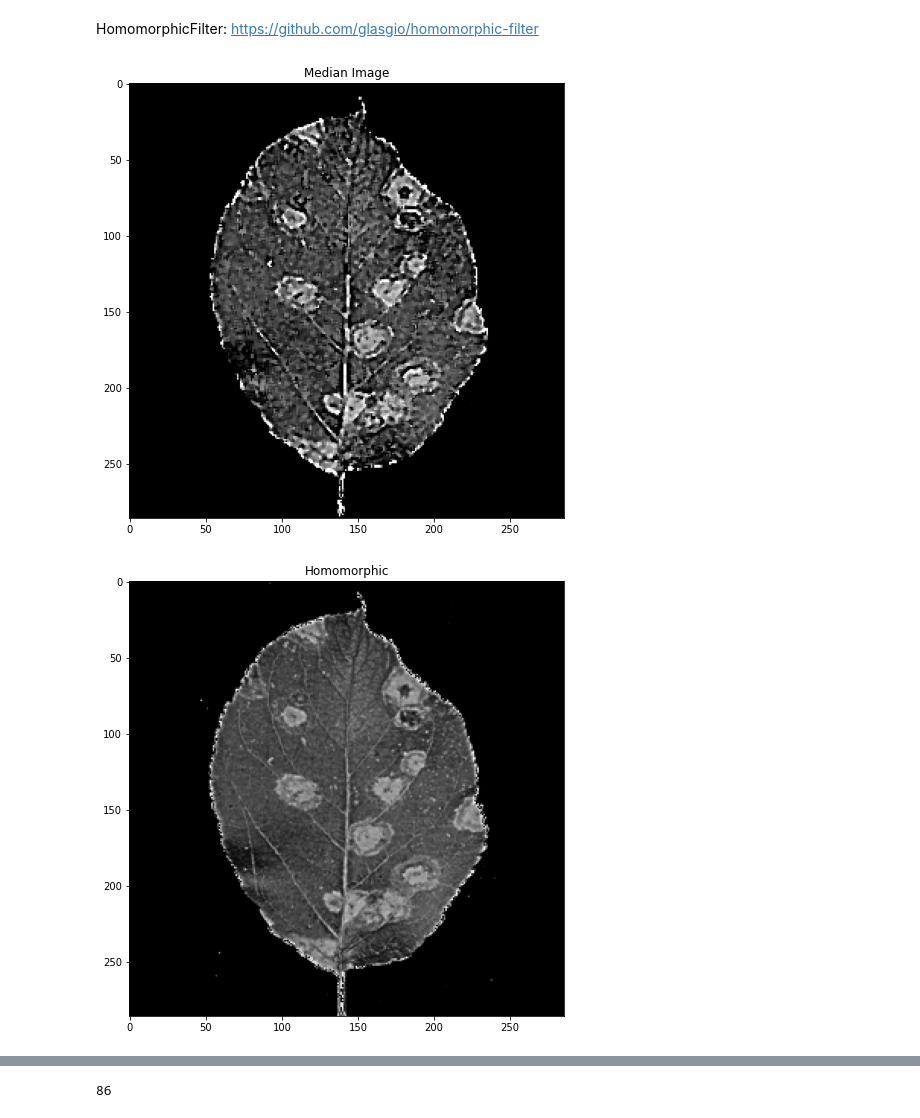
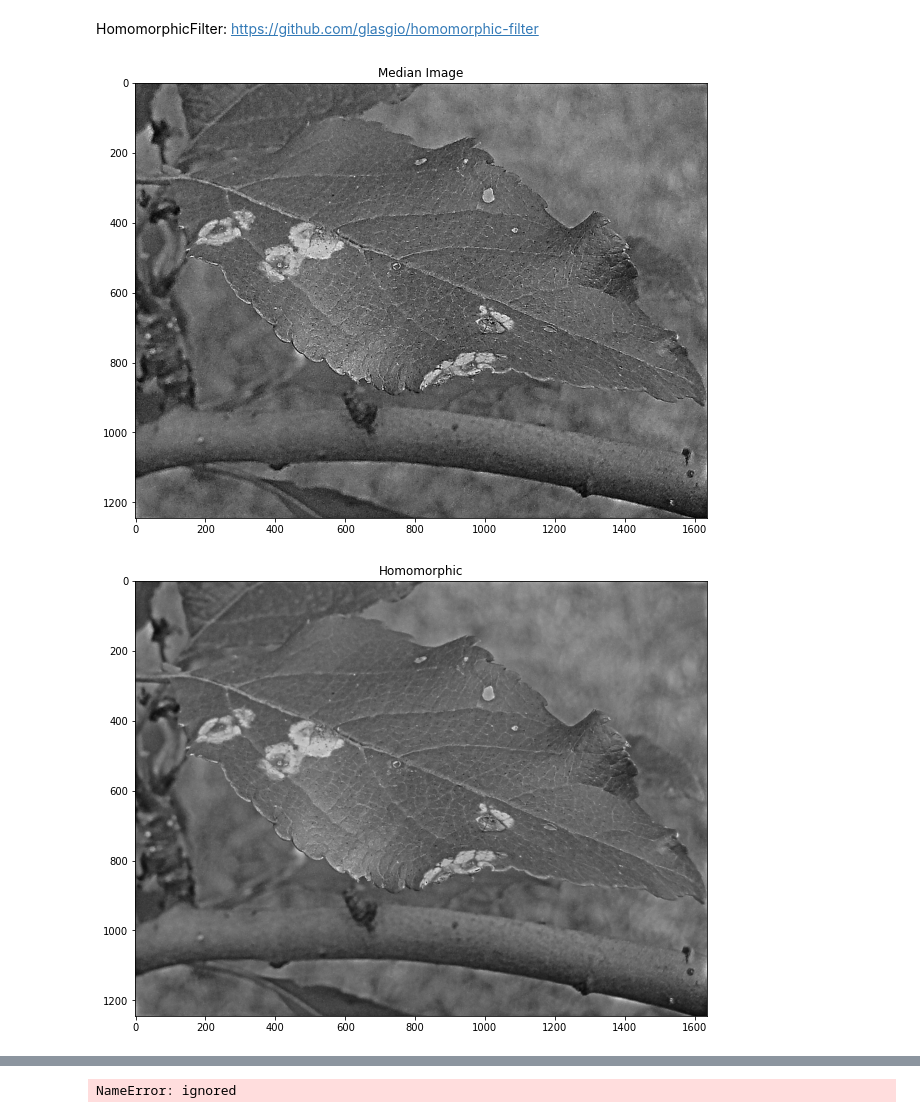
Before and after one commit to yildizyakup/plant-disease-detection, a Jupyter notebook: main.ipynb, the cells around one changed output, grey strips where cells are left out. Drawn from its saved outputs; the diff is of its cells as text; code cells hidden in the pictures.

```diff
--- a/main.ipynb
+++ b/main.ipynb
@@ -176,10 +202,11 @@ class HomomorphicFilter:
 # %%
-image_copy = train_images[1].copy()
-#image_copy = test_images[3].copy()
+#image_copy = train_images[0].copy()
+image_copy = test_images[0].copy()
 
 laplacian_var = cv.Laplacian(image_copy,cv.CV_64F).var()
 homo_filter = HomomorphicFilter(a = 0.9615, b = 1)
 homo_filtered = homo_filter.filter(I=image_copy, filter_params=[30,2])
+
 if laplacian_var < 500:
   kernel = np.array([[-1,-1, -1],
                     [-1, 9, -1],
@@ -188,6 +215,7 @@ else:
   kernel = np.array([[0,-1, 0],
                     [-1,5,-1],
                     [0,-1, 0]])
+
 sharpened = cv.filter2D(homo_filtered, -1, kernel)
 median = cv.medianBlur(sharpened,3)
 
@@ -211,56 +239,46 @@ plt.imshow(th,cmap = 'gray')
 plt.show()
 
 kernel3x3 = cv.getStructuringElement(cv.MORPH_ELLIPSE,(3,3))
+kernel5x5 = cv.getStructuringElement(cv.MORPH_ELLIPSE,(5,5))
 kernel13x13 = cv.getStructuringElement(cv.MORPH_ELLIPSE,(13,13))
 
 erosion = cv.erode(th,kernel3x3, iterations = 1)
 dilation = cv.dilate(th,kernel3x3,iterations = 1)
 opening = cv.morphologyEx(th, cv.MORPH_OPEN, kernel3x3)
-median = cv.medianBlur(opening,3)
-closing = cv.morphologyEx(median, cv.MORPH_CLOSE, kernel13x13)
+closing = cv.morphologyEx(opening, cv.MORPH_CLOSE, kernel13x13)
 lines = remove_lines(closing)
-gradient = cv.morphologyEx(lines, cv.MORPH_GRADIENT, kernel3x3)
-fillingholes = cv.dilate(closing,kernel3x3,iterations = 3)
+comp = connectedComponents(lines)
+fillingholes = cv.dilate(comp, kernel5x5,iterations = 1)
+gradient = cv.morphologyEx(comp, cv.MORPH_GRADIENT, kernel3x3)
+
+
 contours, hierarchy = cv.findContours(image=gradient, mode=cv.RETR_TREE, method=cv.CHAIN_APPROX_NONE)
 
-cv.drawContours(image=image_copy, contours=contours, contourIdx=-1, color=(0, 255, 0), thickness=1, lineType=cv.LINE_AA)
+cv.drawContours(image=image_copy, contours=contours, contourIdx=-1, color=(0, 255, 0), thickness = 1, lineType=cv.LINE_AA)
 
-
-
-"""
-plt.figure(figsize = (13,8))
-plt.title("Eroded Image")
-plt.imshow(erosion,cmap = 'gray')
-plt.show()
-
-plt.figure(figsize = (13,8))
-plt.title("Dilated Image")
-plt.imshow(dilation,cmap = 'gray')
-plt.show()
-"""
 plt.figure(figsize = (13,8))
 plt.title("Opened Image")
 plt.imshow(opening,cmap = 'gray')
 plt.show()
 
 plt.figure(figsize = (13,8))
 plt.title("Closed Image")
 plt.imshow(closing,cmap = 'gray')
 plt.show()
 
 plt.figure(figsize = (13,8))
 plt.title("Filling Holes Image")
 plt.imshow(fillingholes,cmap = 'gray')
 plt.show()
 
 plt.figure(figsize = (13,8))
 plt.title("Gradient Image")
 plt.imshow(gradient,cmap = 'gray')
 plt.show()
 
 plt.figure(figsize = (13,8))
 plt.imshow(image_copy,cmap = "gray")
 plt.show()
 # %% [output]
-[figure, old version]
+[figure, new version]
-[figure, old version]
+[figure, new version]
@@ -273,23 +286 @@ plt.show()
+NameError: ignored
-# %%
-def line_counter(src_img):
-    canny_img = cv.Canny(src_img, 50, 200, None, 3)
-    rho = 1  # distance resolution in pixels of the Hough grid
-    theta = np.pi / 180  # angular resolution in radians of the Hough grid
-    threshold = 10  # minimum number of votes (intersections in Hough grid cell)
-    min_line_length = 1  # minimum number of pixels making up a line
-    max_line_gap = 30 # maximum gap in pixels between connectable line segments
-    #line_image = np.copy(img) * 0  # creating a blank to draw lines on
-    line_image = np.zeros(src_img.shape, dtype="uint8")
-
-    # Run Hough on edge detected image
-    # Output "lines" is an array containing endpoints of detected line segments
-    lines = cv.HoughLinesP(canny_img, rho, theta, threshold, np.array([]),
-                        min_line_length, max_line_gap)
-    if lines is not None:
-        return len(lines)
-    else:
-        return 0
-
-line_counter(homo_filtered)
-# %% [output]
-86
```
Also changed, not shown: parts of 4 cells of this notebook.
